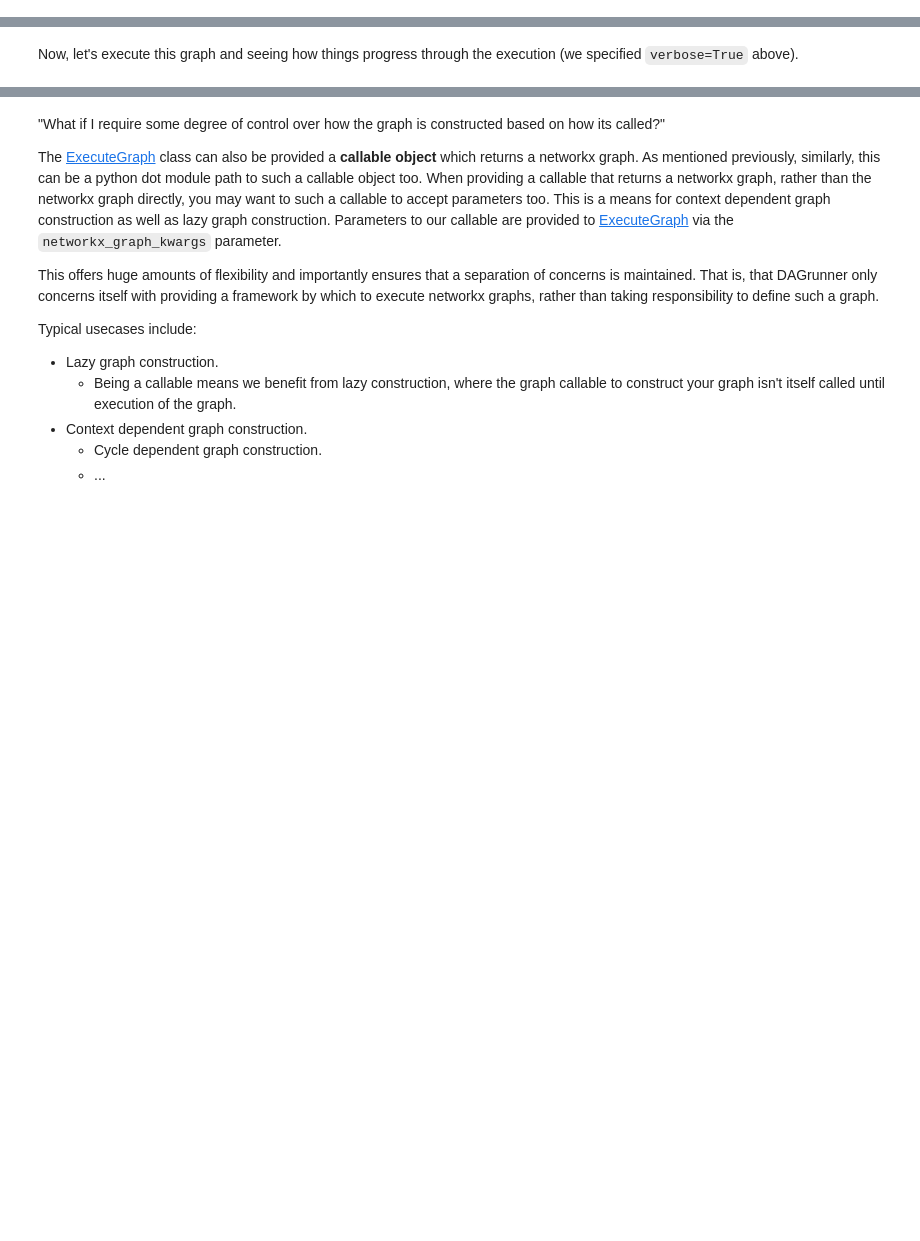
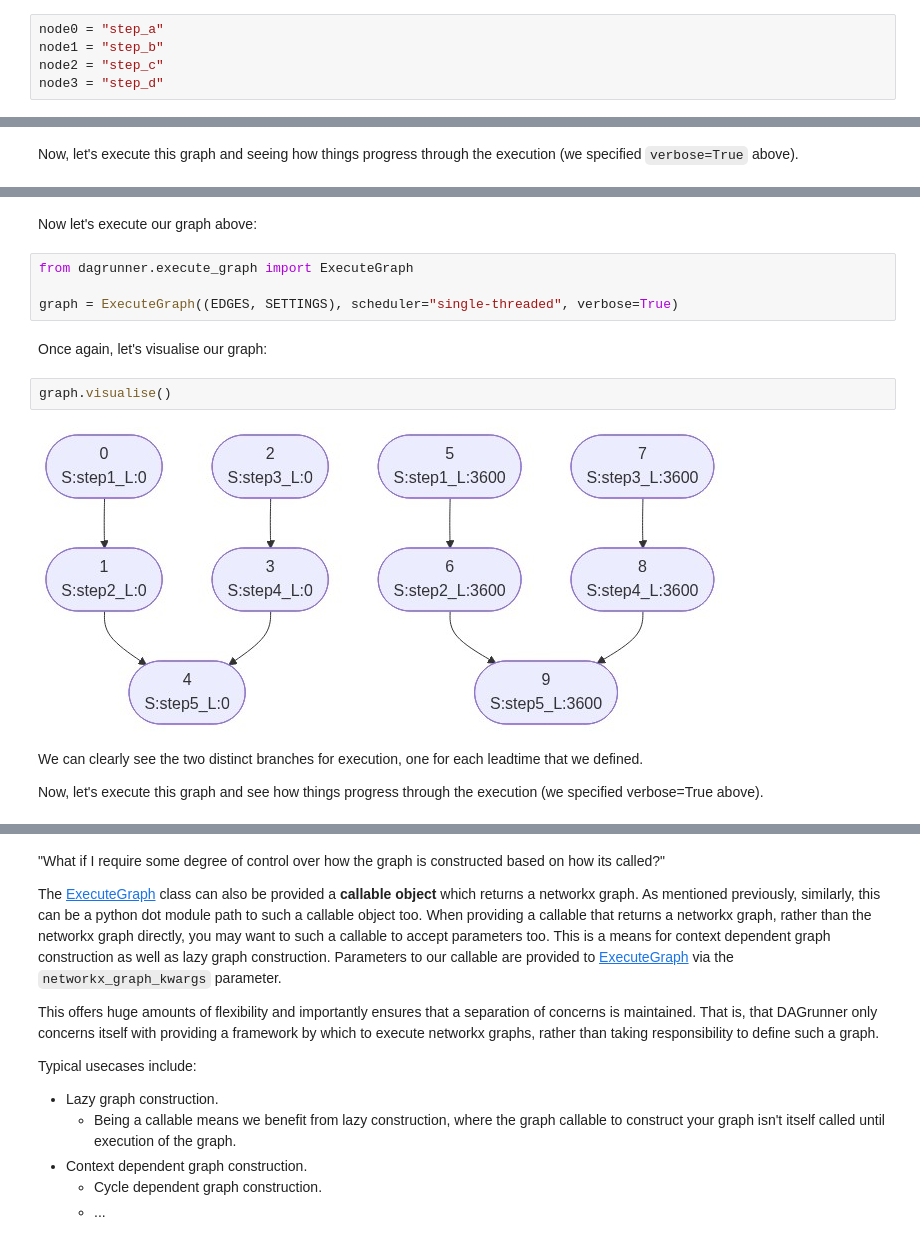
Before and after one commit to MetOffice/dagrunner, a Jupyter notebook: docs/demo.ipynb, the cells around one changed output, grey strips where cells are left out. Saved outputs shown, nothing was run; the diff lists cells and outputs as text; blank space fills up the shorter version.

```diff
--- a/docs/demo.ipynb
+++ b/docs/demo.ipynb
@@ -65,3 +50,8 @@ class Node:
+# %%
+node0 = "step_a"
+node1 = "step_b"
+node2 = "step_c"
+node3 = "step_d"
 # %% [markdown]
 ### Define a networkx graph
 # %% [markdown]
@@ -188,0 +262,16 @@ We can see from the stdout: 'args' representing input arguments to our particula
+# %% [markdown]
+Now let's execute our graph above:
+# %%
+from dagrunner.execute_graph import ExecuteGraph
+
+graph = ExecuteGraph((EDGES, SETTINGS), scheduler="single-threaded", verbose=True)
+# %% [markdown]
+Once again, let's visualise our graph:
+# %%
+graph.visualise()
+# %% [output]
+[figure, added]
+# %% [markdown]
+We can clearly see the two distinct branches for execution, one for each leadtime that we defined.
+
+Now, let's execute this graph and see how things progress through the execution (we specified verbose=True above).
```
Also changed, not shown: parts of 40 cells of this notebook, 1 other file.
